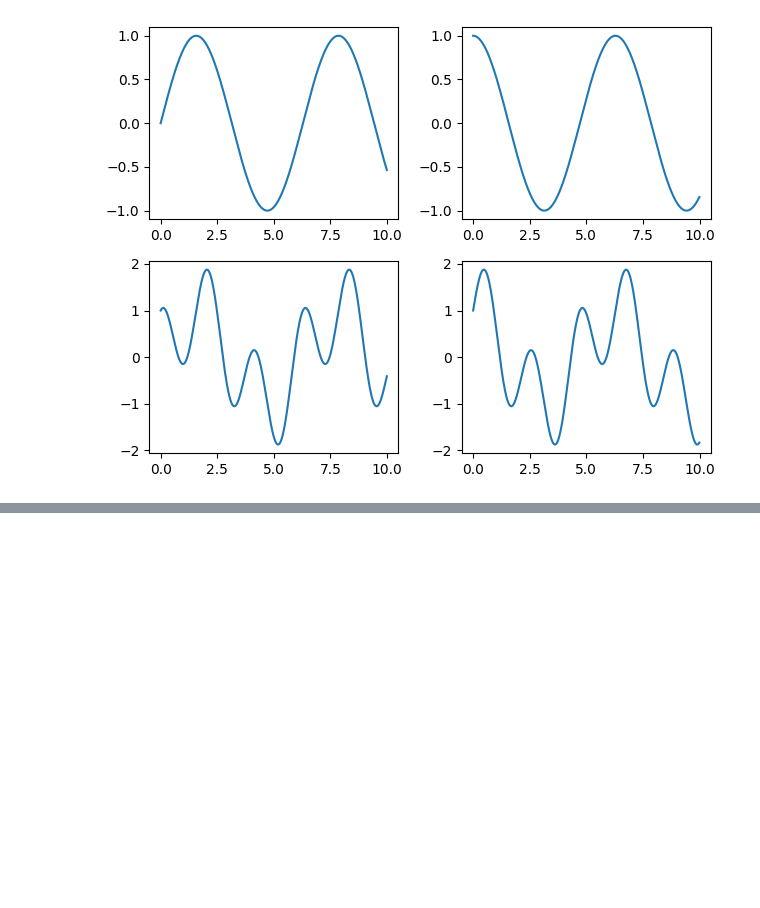
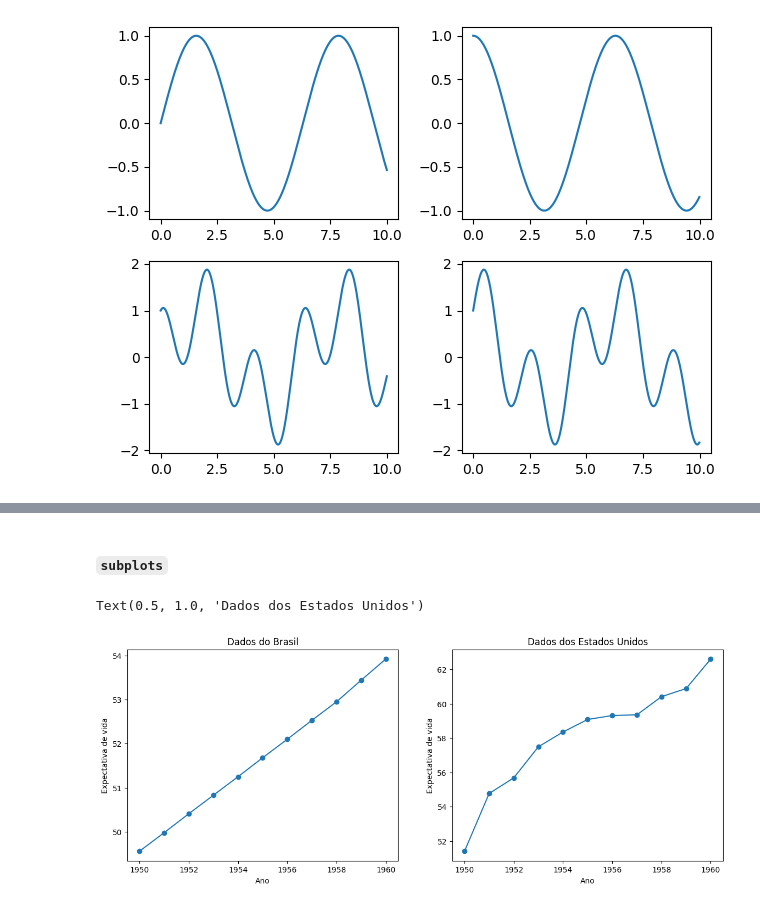
Before and after one commit to andre-jnr/DataScience, a Jupyter notebook: matplotlib.ipynb, the cells around one changed output, grey strips where cells are left out. Saved outputs shown, nothing was run; the diff lists cells and outputs as text; code cells hidden in the pictures; blank space fills up the shorter version.

Commit message:
subplots

```diff
--- a/matplotlib.ipynb
+++ b/matplotlib.ipynb
@@ -120,0 +128,2 @@ plt.tight_layout()
+# %%
+df = pd.read_csv('datasets/life_expectancy.csv')
@@ -120,0 +172,2 @@ plt.tight_layout()
+# %%
+df.drop('Unnamed: 0', axis=1, inplace=True)
@@ -120,0 +183,2 @@ plt.tight_layout()
+# %%
+df_brasil = df[df['Country'] == 'Brazil']
@@ -120,0 +200,2 @@ plt.tight_layout()
+# %%
+df_eua = df[df['Country'] == 'EUA']
@@ -120,0 +217,17 @@ plt.tight_layout()
+# %% [markdown]
+#### `subplots`
+# %%
+figure, axes = plt.subplots(nrows=1, ncols=2, figsize=(14,5))
+
+axes[0].plot(df_brasil['Year'], df_brasil['Life Expectancy'], marker='o')
+axes[0].set_xlabel('Ano')
+axes[0].set_ylabel('Expectativa de vida')
+axes[0].set_title('Dados do Brasil')
+
+axes[1].plot(df_eua['Year'], df_eua['Life Expectancy'], marker='o')
+axes[1].set_xlabel('Ano')
+axes[1].set_ylabel('Expectativa de vida')
+axes[1].set_title('Dados dos Estados Unidos')
+# %% [output]
+Text(0.5, 1.0, 'Dados dos Estados Unidos')
+[figure, added]
```
Also changed, not shown: parts of 11 cells of this notebook, 1 other file.
